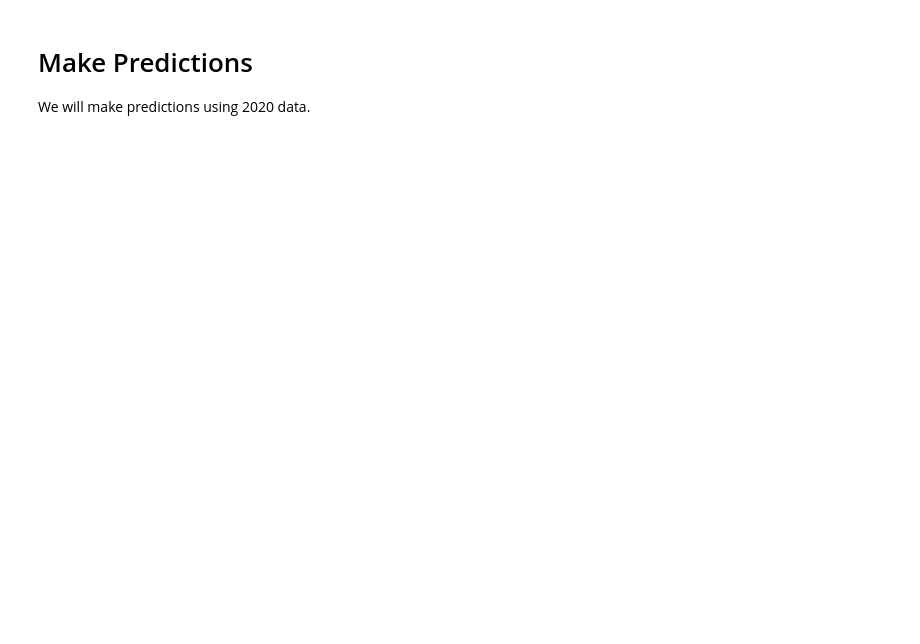
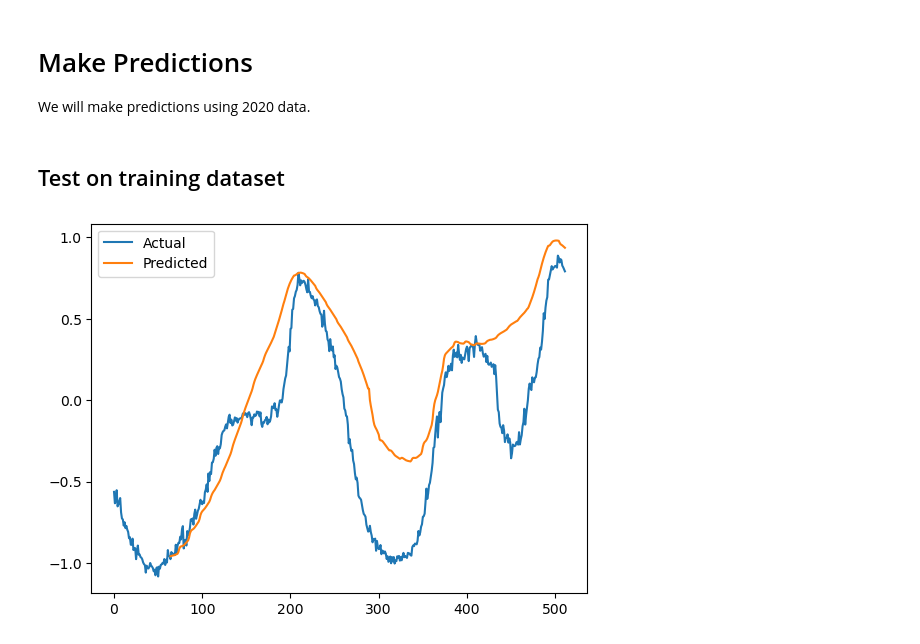
Before and after one commit to Acmaro/NY-electricity-lload-prediction, a Jupyter notebook: RNN/notebook.ipynb, the cells around one changed output. Saved outputs shown, nothing was run; the diff lists cells and outputs as text; code cells hidden in the pictures; blank space fills up the shorter version.

```diff
--- a/RNN/notebook.ipynb
+++ b/RNN/notebook.ipynb
@@ -9,7 +9,7 @@ import torch.optim as optim
 # %% [markdown]
 # Import Data from .csv
 # %%
-df_raw = pd.read_csv(r'C:\Users\zhaor\OneDrive - McMaster University\COMPSCI 4AL3\Final Project\NY-electricity-load-prediction\data\Prepared data\2020_features.csv')
+df_raw = pd.read_csv('../data/Prepared data/2020_features.csv')
 df_raw.head()
 # %% [output]
 |  | timestamp | load | weathertime | temp | wspd | pressure | precip_hrly | dow | doy | day | ... |
@@ -296,0 +315,23 @@ predictions = make_predictions(model, initial_data, future_data, device='cuda')
+# %% [markdown]
+## Test on training dataset
+# %%
+initial_np = df.iloc[:64].to_numpy(dtype=np.float32)
+initial_tensor = torch.tensor(initial_np, dtype=torch.float32)
+future_np = df.iloc[64:512].to_numpy(dtype=np.float32)
+future_tensor = torch.tensor(future_np, dtype=torch.float32)
+
+predictions = make_predictions(model, initial_tensor, future_tensor, device='cuda')
+# %%
+import matplotlib.pyplot as plt
+
+initial = df.iloc[:64]['load'].values
+future = df.iloc[64:512]['load'].values
+actual = np.concatenate([initial, future])
+
+plt.plot(actual, label='Actual')
+# shift the predictions to align with the actual data
+plt.plot([None]*64 + predictions, label='Predicted')
+plt.legend()
+plt.show()
+# %% [output]
+[figure, added]
```
Also changed, not shown: parts of 9 cells of this notebook.
